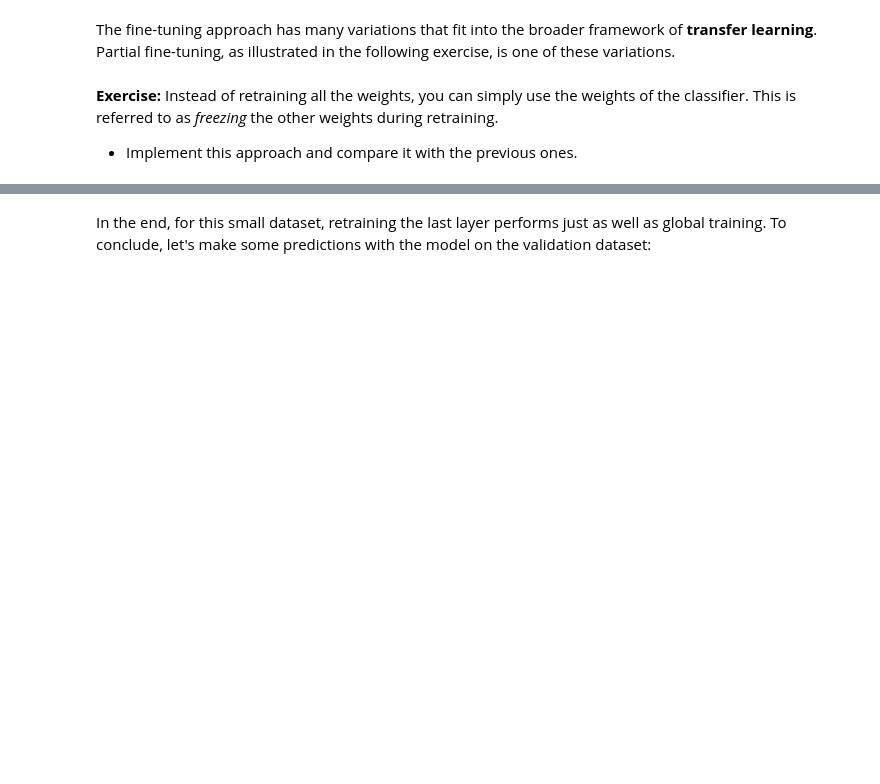
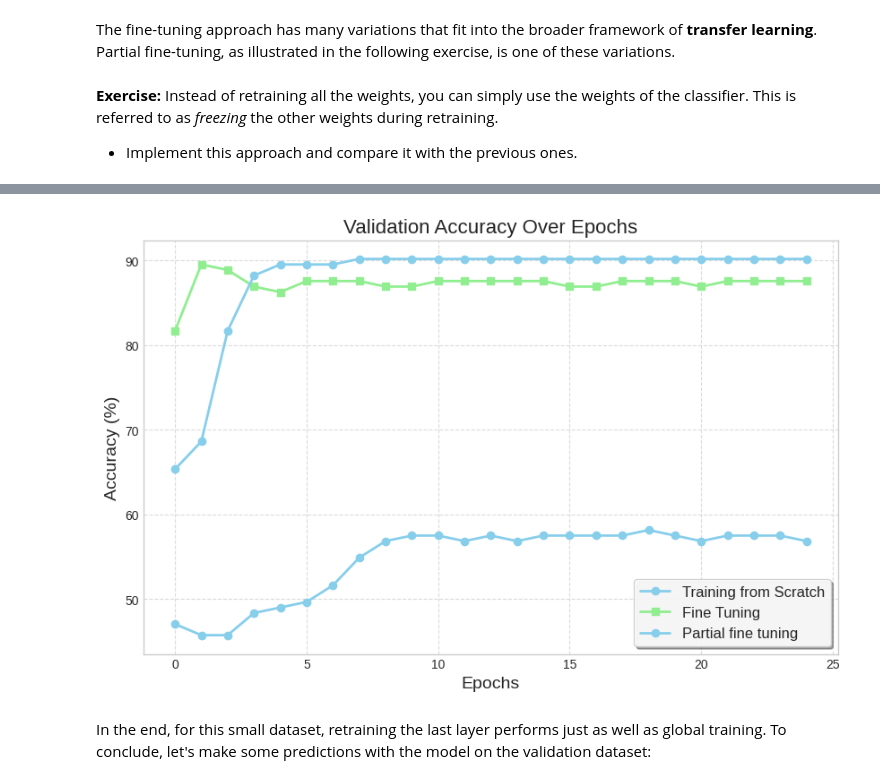
Before and after one commit to jramassa/ml-student, a Jupyter notebook: TP2/TP2_part2.ipynb, the cells around one changed output, grey strips where cells are left out. Drawn from its saved outputs; the diff is of its cells as text; code cells hidden in the pictures; blank space fills up the shorter version.

```diff
--- a/TP2/TP2_part2.ipynb
+++ b/TP2/TP2_part2.ipynb
@@ -604,11 +756,17 @@ resnet.fc = nn.Linear(num_ftrs, 2)
 
 # freeze all the layers except the classifier (the last dense layers at end)
 # YOUR CODE HERE
-raise NotImplementedError()
+# raise NotImplementedError()
+for module in resnet.modules():
+  if isinstance(module, nn.Conv2d) or isinstance(module, nn.BatchNorm2d):
+    for parameter in module.parameters():
+      parameter.requires_grad = False
 
 freezed_resnet = resnet.to(device)
+optimizer = torch.optim.SGD(freezed_resnet.parameters(), lr=0.001, momentum=0.9)
+exp_lr_scheduler = torch.optim.lr_scheduler.StepLR(optimizer, step_size=5, gamma=0.1)
 # train the model
 # ...
-# freezed_resnet, accs_freezing = train(...)
+freezed_resnet, accs_freezing = train(freezed_resnet, loss_fn, optimizer, exp_lr_scheduler, num_epochs=max_epochs)
 # YOUR CODE HERE
-raise NotImplementedError()
+# raise NotImplementedError()
@@ -615,24 +791,32 @@ raise NotImplementedError()
 # %%
 # Set the style
 plt.style.use('seaborn-whitegrid')
 # Create a figure and axis
 fig, ax = plt.subplots(figsize=(10, 6))
 # Plot the data with improved style
 epochs = np.arange(max_epochs)
 
 # YOUR CODE HERE
-raise NotImplementedError()
+# raise NotImplementedError()
+ax.plot(epochs, 100 * np.array(accs_scratch['val']), color='skyblue',
+       label='Training from Scratch', marker='o', linestyle='-', linewidth=2)
+ax.plot(epochs, 100 * np.array(accs_ft['val']), color='lightgreen',
+        label='Fine Tuning', marker='s', linestyle='-', linewidth=2)
+ax.plot(epochs, 100 * np.array(accs_freezing['val']), color='skyblue',
+       label='Partial fine tuning', marker='o', linestyle='-', linewidth=2)
 
 # Set title and axis labels
 ax.set_title('Validation Accuracy Over Epochs', fontsize=16)
 ax.set_ylabel("Accuracy (%)", fontsize=14)
 ax.set_xlabel("Epochs", fontsize=14)
 
 # Set grid for better readability
 ax.grid(True, linestyle='--', alpha=0.7)
 # Add legend with a border and shadow
 ax.legend(frameon=True, fancybox=True, shadow=True, framealpha=0.9, fontsize=12)
 plt.show()
+# %% [output]
+[figure, added]
 # %% [markdown]
 In the end, for this small dataset, retraining the last layer performs just as well as global training. To conclude, let's make some predictions with the model on the validation dataset:
 # %%
```
Also changed, not shown: parts of 13 cells of this notebook.
